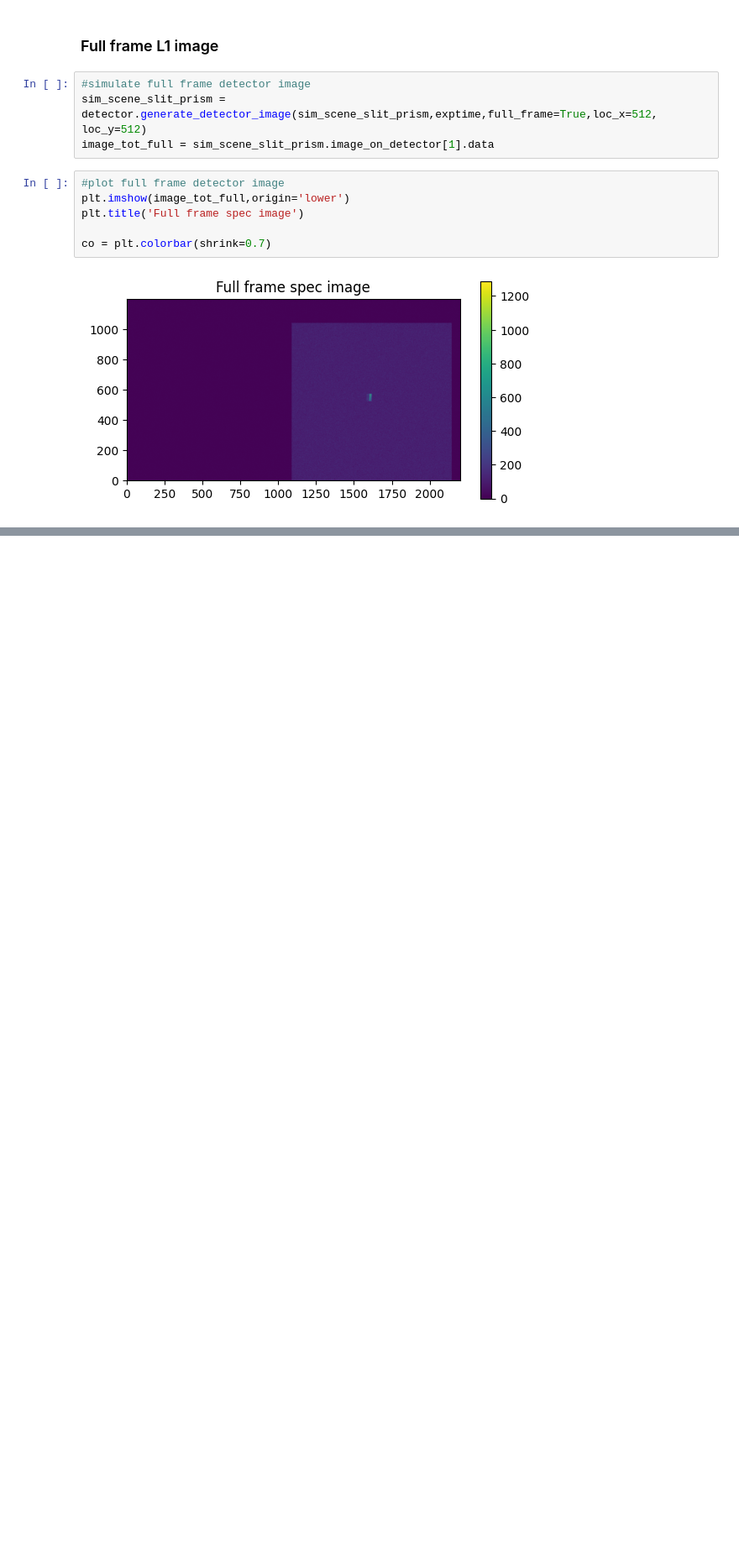
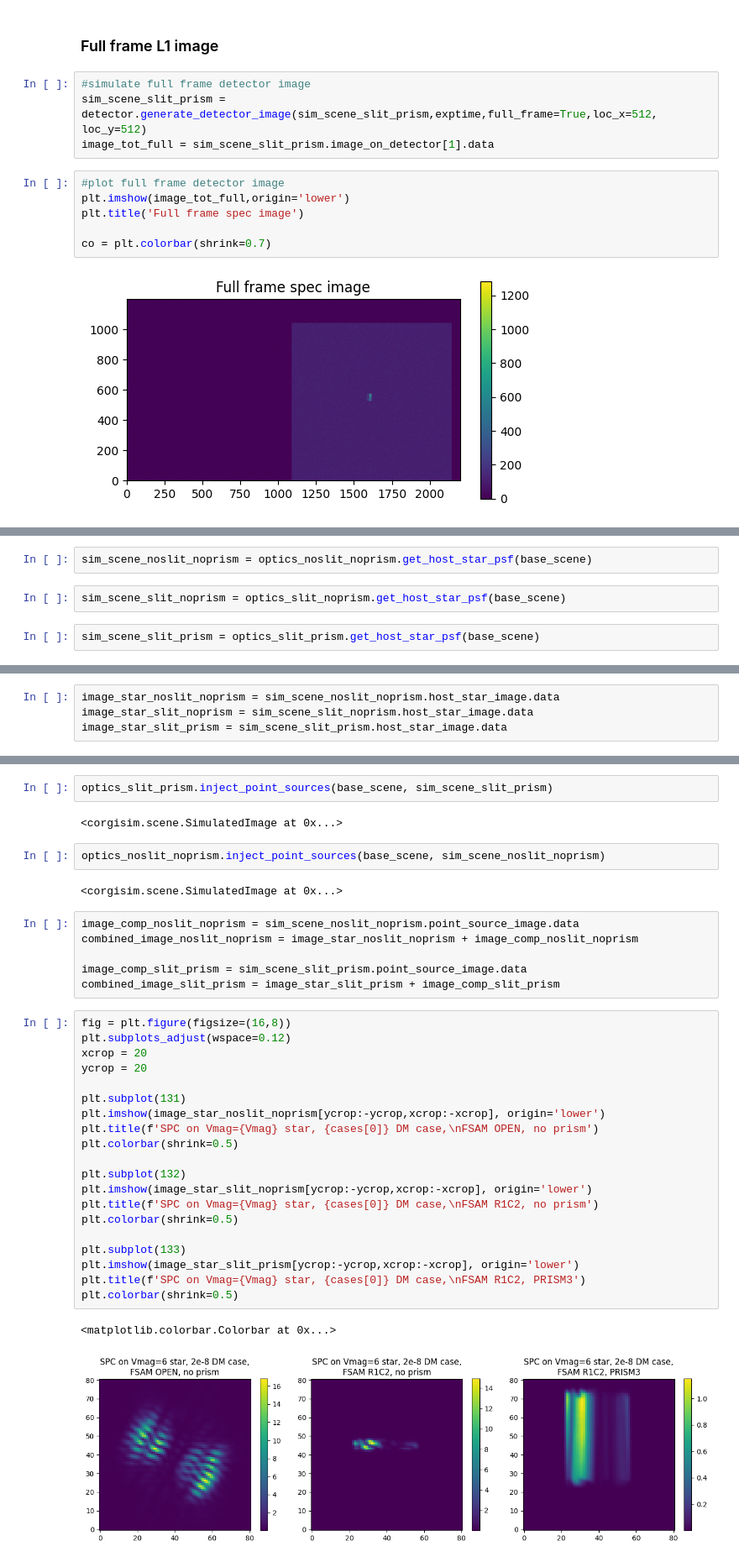
Before and after one commit to roman-corgi/corgisim, a Jupyter notebook: examples/spec_slit_prism_demo.ipynb, the cells around one changed output, grey strips where cells are left out. Shown at 84% size. Saved outputs shown, nothing was run; the diff lists cells and outputs as text; blank space fills up the shorter version.

```diff
--- a/examples/spec_slit_prism_demo.ipynb
+++ b/examples/spec_slit_prism_demo.ipynb
@@ -428,0 +514,6 @@ co = plt.colorbar(shrink=0.7)
+# %%
+sim_scene_noslit_noprism = optics_noslit_noprism.get_host_star_psf(base_scene)
+# %%
+sim_scene_slit_noprism = optics_slit_noprism.get_host_star_psf(base_scene)
+# %%
+sim_scene_slit_prism = optics_slit_prism.get_host_star_psf(base_scene)
@@ -428,0 +524,4 @@ co = plt.colorbar(shrink=0.7)
+# %%
+image_star_noslit_noprism = sim_scene_noslit_noprism.host_star_image.data
+image_star_slit_noprism = sim_scene_slit_noprism.host_star_image.data
+image_star_slit_prism = sim_scene_slit_prism.host_star_image.data
@@ -428,0 +530,37 @@ co = plt.colorbar(shrink=0.7)
+# %%
+optics_slit_prism.inject_point_sources(base_scene, sim_scene_slit_prism)
+# %% [output]
+<corgisim.scene.SimulatedImage at 0x...>
+# %%
+optics_noslit_noprism.inject_point_sources(base_scene, sim_scene_noslit_noprism)
+# %% [output]
+<corgisim.scene.SimulatedImage at 0x...>
+# %%
+image_comp_noslit_noprism = sim_scene_noslit_noprism.point_source_image.data
+combined_image_noslit_noprism = image_star_noslit_noprism + image_comp_noslit_noprism
+
+image_comp_slit_prism = sim_scene_slit_prism.point_source_image.data
+combined_image_slit_prism = image_star_slit_prism + image_comp_slit_prism
+# %%
+fig = plt.figure(figsize=(16,8))
+plt.subplots_adjust(wspace=0.12)
+xcrop = 20
+ycrop = 20
+
+plt.subplot(131)
+plt.imshow(image_star_noslit_noprism[ycrop:-ycrop,xcrop:-xcrop], origin='lower')
+plt.title(f'SPC on Vmag={Vmag} star, {cases[0]} DM case,\nFSAM OPEN, no prism')
+plt.colorbar(shrink=0.5)
+
+plt.subplot(132)
+plt.imshow(image_star_slit_noprism[ycrop:-ycrop,xcrop:-xcrop], origin='lower')
+plt.title(f'SPC on Vmag={Vmag} star, {cases[0]} DM case,\nFSAM R1C2, no prism')
+plt.colorbar(shrink=0.5)
+
+plt.subplot(133)
+plt.imshow(image_star_slit_prism[ycrop:-ycrop,xcrop:-xcrop], origin='lower')
+plt.title(f'SPC on Vmag={Vmag} star, {cases[0]} DM case,\nFSAM R1C2, PRISM3')
+plt.colorbar(shrink=0.5)
+# %% [output]
+<matplotlib.colorbar.Colorbar at 0x...>
+[figure, added]
```
Also changed, not shown: parts of 17 cells of this notebook.
